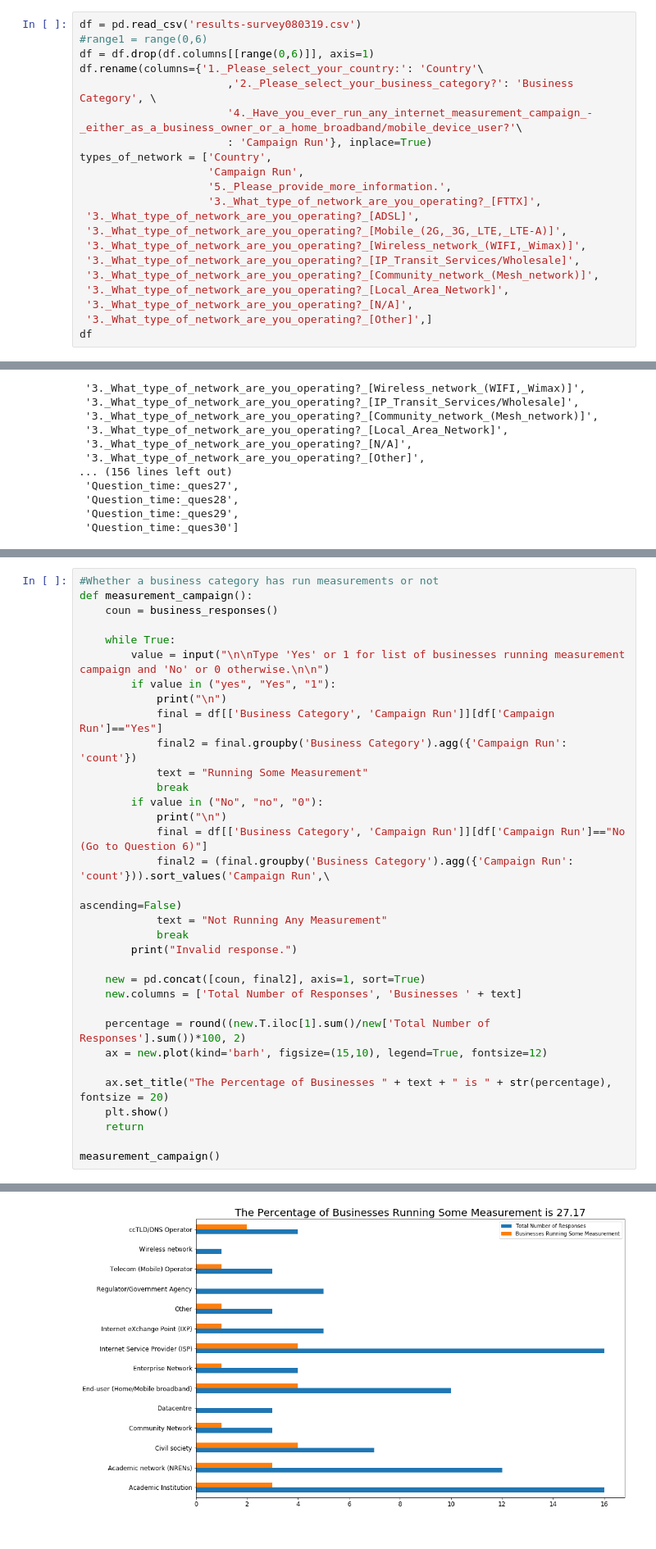
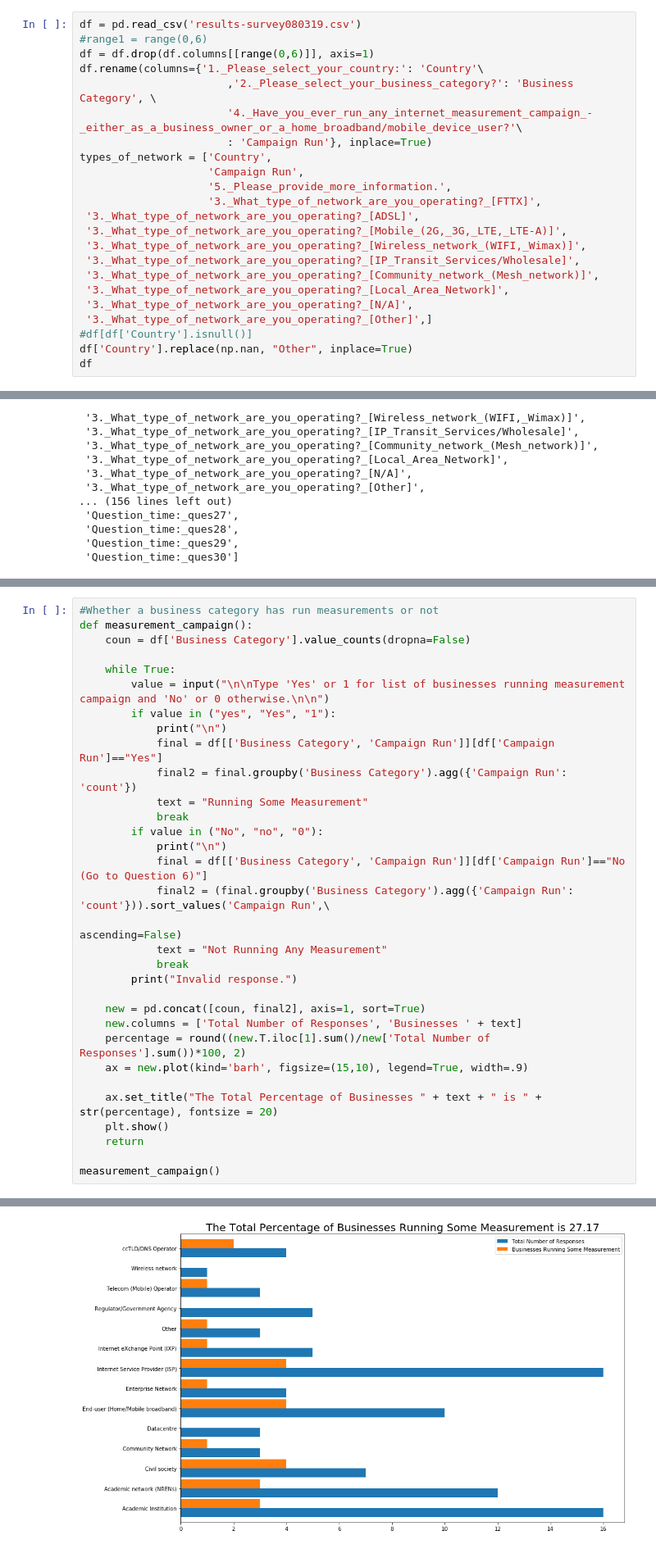
Before and after one commit to AFRINIC-Labs/Africa_Internet_Measurement_Survey, a Jupyter notebook: Internet Africa Awareness Survey.ipynb, the cells around one changed output, grey strips where cells are left out. Shown at 82% size. Cells and saved outputs as stored; diff of their text form.

```diff
--- a/Internet Africa Awareness Survey.ipynb
+++ b/Internet Africa Awareness Survey.ipynb
@@ -22,6 +22,8 @@ types_of_network = ['Country',
  '3._What_type_of_network_are_you_operating?_[Local_Area_Network]',
  '3._What_type_of_network_are_you_operating?_[N/A]',
  '3._What_type_of_network_are_you_operating?_[Other]',]
+#df[df['Country'].isnull()]
+df['Country'].replace(np.nan, "Other", inplace=True)
 df
 # %% [output]
 |  | Country | Business Category | 2._Please_select_your_business_ca... | 3._What_type_of_network_are_you_o... | 3._What_type_of_network_are_you_o... | ... |
@@ -115,7 +109,7 @@ clear
 # %%
 #Whether a business category has run measurements or not
 def measurement_campaign():
-    coun = business_responses()
+    coun = df['Business Category'].value_counts(dropna=False)
 
     while True:
         value = input("\n\nType 'Yes' or 1 for list of businesses running measurement campaign and 'No' or 0 otherwise.\n\n")
@@ -136,11 +130,10 @@ def measurement_campaign():
 
     new = pd.concat([coun, final2], axis=1, sort=True)
     new.columns = ['Total Number of Responses', 'Businesses ' + text]
+    percentage = round((new.T.iloc[1].sum()/new['Total Number of Responses'].sum())*100, 2)
+    ax = new.plot(kind='barh', figsize=(15,10), legend=True, width=.9)
 
-    percentage = round((new.T.iloc[1].sum()/new['Total Number of Responses'].sum())*100, 2)
-    ax = new.plot(kind='barh', figsize=(15,10), legend=True, fontsize=12)
-
-    ax.set_title("The Percentage of Businesses " + text + " is " + str(percentage), fontsize = 20)
+    ax.set_title("The Total Percentage of Businesses " + text + " is " + str(percentage), fontsize = 20)
     plt.show()
     return
 
@@ -149,4 +148,4 @@ measurement_campaign()
 Type 'Yes' or 1 for list of businesses running measurement campaign and 'No' or 0 otherwise.
 
 1
-[figure, old version]
+[figure, new version]
```
Also changed, not shown: parts of 9 cells of this notebook.
